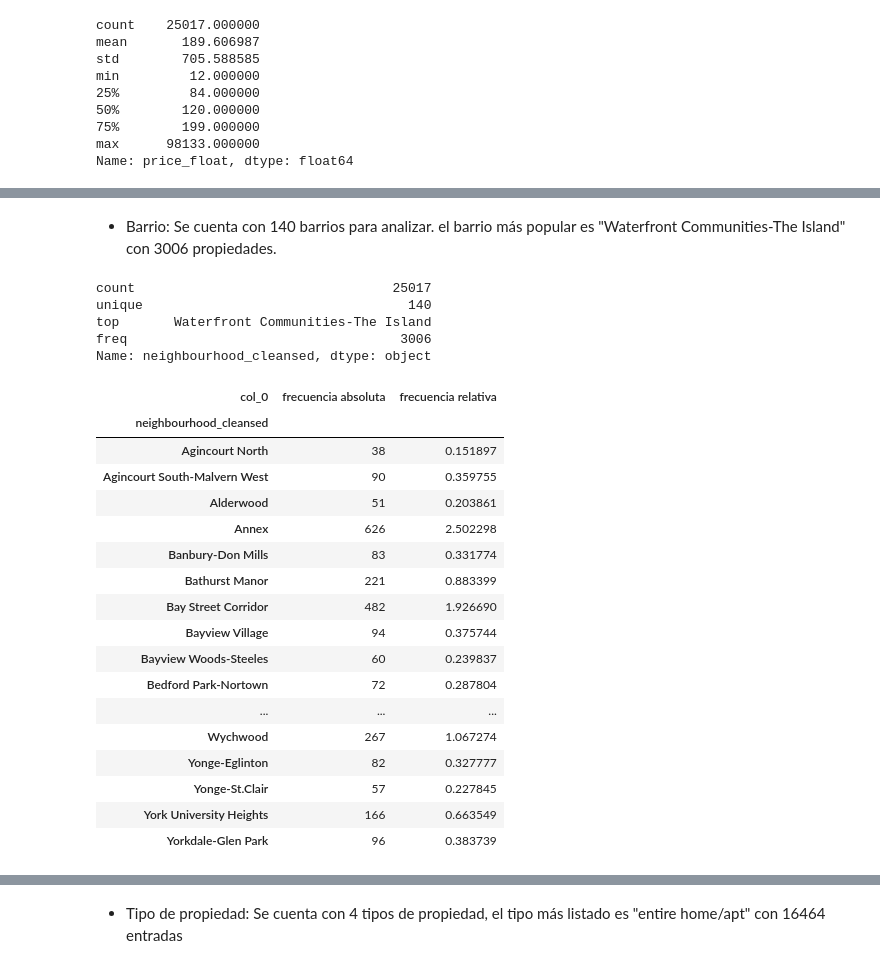
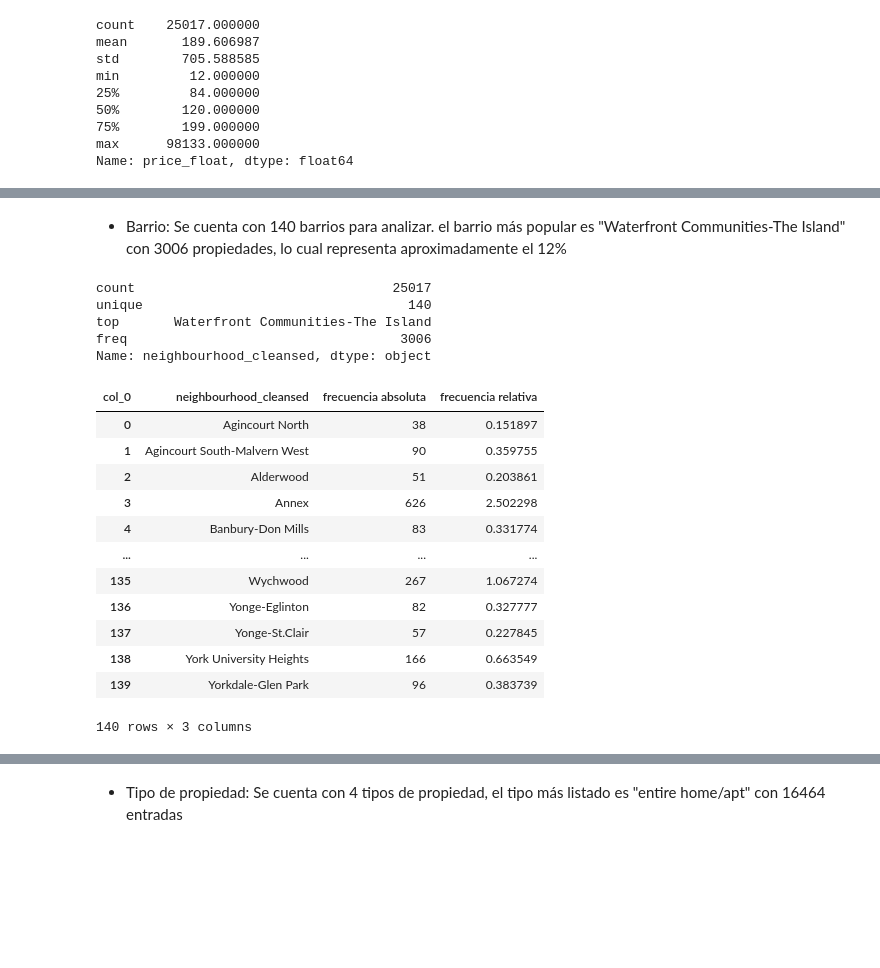
Before and after one commit to d-chacon/Ciencia_Datos_Taller_1, a Jupyter notebook: taller_1.ipynb, the cells around one changed output, grey strips where cells are left out. Saved outputs shown, nothing was run; the diff lists cells and outputs as text; code cells hidden in the pictures; blank space fills up the shorter version.

```diff
--- a/taller_1.ipynb
+++ b/taller_1.ipynb
@@ -23,9 +23,10 @@ Primero se importan las librerías necesarias, en este caso Pandas y Matplotlib
 # %%
 import pandas as pd
 import matplotlib.pyplot as plt
+import seaborn as sns
 
 pd.set_option("display.max_columns", None)
-pd.set_option("display.max_rows", None)
+pd.set_option("display.max_rows", 20)
 # %% [markdown]
 Se carga el dataset, es importante destacar que debe estar agregado en el ambiente de Colab.
 # %%
@@ -81,0 +74,4 @@ listings_df[["neighbourhood_cleansed", "property_type", "price", "has_availabili
+# %%
+listings_df["price_float"] = listings_df["price"].str.replace("[$,]", "", regex=True).astype(float)
+listings_df= listings_df[["id", "neighbourhood_cleansed", "room_type", "price_float", "accommodates", "availability_365"]]
+listings_df
@@ -88,0 +95,3 @@ listings_df["id"].nunique()
+# %%
+print(listings_df["id"].nunique())
+listings_df=listings_df.drop("id", axis=1)
@@ -113,7 +138,7 @@ Name: price_float, dtype: float64
 # %% [markdown]
 
 *   Barrio:
-Se cuenta con 140 barrios para analizar. el barrio más popular es "Waterfront Communities-The Island" con 3006 propiedades.
+Se cuenta con 140 barrios para analizar. el barrio más popular es "Waterfront Communities-The Island" con 3006 propiedades, lo cual representa aproximadamente el 12%
 # %%
 listings_df["neighbourhood_cleansed"].describe()
 # %% [output]
@@ -125,23 +150,19 @@ Name: neighbourhood_cleansed, dtype: object
 # %%
 crosstab = pd.crosstab(index = listings_df["neighbourhood_cleansed"], columns = "frecuencia absoluta", )
 crosstab["frecuencia relativa"] = crosstab["frecuencia absoluta"] / listings_df["neighbourhood_cleansed"].count() *100
+crosstab = crosstab.reset_index()
 crosstab
 # %% [output]
-| col_0 | frecuencia absoluta | frecuencia relativa |
-| neighbourhood_cleansed |  |  |
-| Agincourt North | 38 | 0.151897 |
-| Agincourt South-Malvern West | 90 | 0.359755 |
-| Alderwood | 51 | 0.203861 |
-| Annex | 626 | 2.502298 |
-| Banbury-Don Mills | 83 | 0.331774 |
-| Bathurst Manor | 221 | 0.883399 |
-| Bay Street Corridor | 482 | 1.926690 |
-| Bayview Village | 94 | 0.375744 |
-| Bayview Woods-Steeles | 60 | 0.239837 |
-| Bedford Park-Nortown | 72 | 0.287804 |
-| ... | ... | ... |
-| Wychwood | 267 | 1.067274 |
-| Yonge-Eglinton | 82 | 0.327777 |
-| Yonge-St.Clair | 57 | 0.227845 |
-| York University Heights | 166 | 0.663549 |
-| Yorkdale-Glen Park | 96 | 0.383739 |
+| col_0 | neighbourhood_cleansed | frecuencia absoluta | frecuencia relativa |
+| 0 | Agincourt North | 38 | 0.151897 |
+| 1 | Agincourt South-Malvern West | 90 | 0.359755 |
+| 2 | Alderwood | 51 | 0.203861 |
+| 3 | Annex | 626 | 2.502298 |
+| 4 | Banbury-Don Mills | 83 | 0.331774 |
+| ... | ... | ... | ... |
+| 135 | Wychwood | 267 | 1.067274 |
+| 136 | Yonge-Eglinton | 82 | 0.327777 |
+| 137 | Yonge-St.Clair | 57 | 0.227845 |
+| 138 | York University Heights | 166 | 0.663549 |
+| 139 | Yorkdale-Glen Park | 96 | 0.383739 |
+140 rows × 3 columns
```
Also changed, not shown: parts of 43 cells of this notebook.
